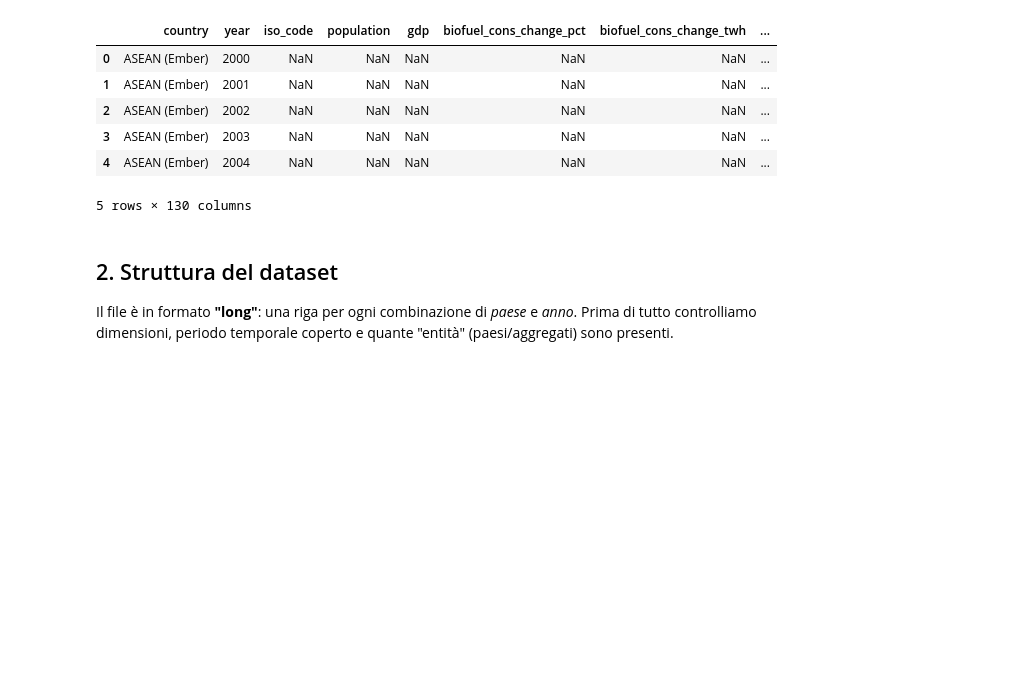
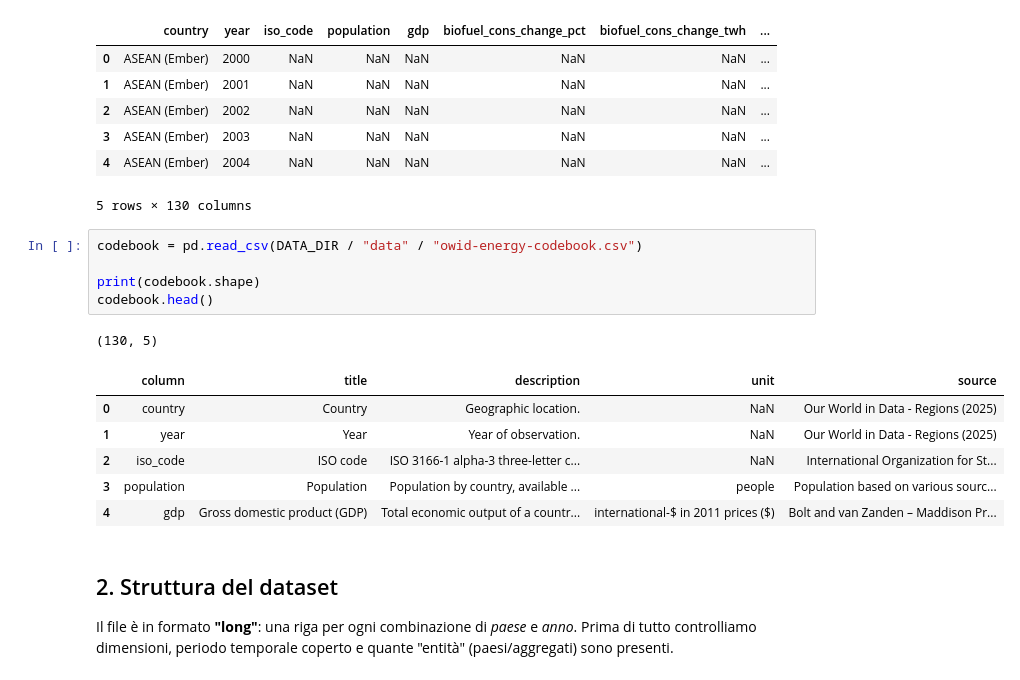
Before and after one commit to marco-pedretti/Progetto-Data-Visualization-e-Dashboard-Design, a Jupyter notebook: eda_energia_europa.ipynb, the cells around one changed output. Cells and saved outputs as stored; diff of their text form; blank space fills up the shorter version.

```diff
--- a/eda_energia_europa.ipynb
+++ b/eda_energia_europa.ipynb
@@ -50,6 +50,19 @@ df.head()
 | 3 | ASEAN (Ember) | 2003 | NaN | NaN | NaN | NaN | NaN | ... |
 | 4 | ASEAN (Ember) | 2004 | NaN | NaN | NaN | NaN | NaN | ... |
 5 rows × 130 columns
+# %%
+codebook = pd.read_csv(DATA_DIR / "data" / "owid-energy-codebook.csv")
+
+print(codebook.shape)
+codebook.head()
+# %% [output]
+(130, 5)
+|  | column | title | description | unit | source |
+| 0 | country | Country | Geographic location. | NaN | Our World in Data - Regions (2025) |
+| 1 | year | Year | Year of observation. | NaN | Our World in Data - Regions (2025) |
+| 2 | iso_code | ISO code | ISO 3166-1 alpha-3 three-letter c... | NaN | International Organization for St... |
+| 3 | population | Population | Population by country, available ... | people | Population based on various sourc... |
+| 4 | gdp | Gross domestic product (GDP) | Total economic output of a countr... | international-$ in 2011 prices ($) | Bolt and van Zanden – Maddison Pr... |
 # %% [markdown]
 ## 2. Struttura del dataset
 
```
Also changed, not shown: parts of 5 cells of this notebook.
